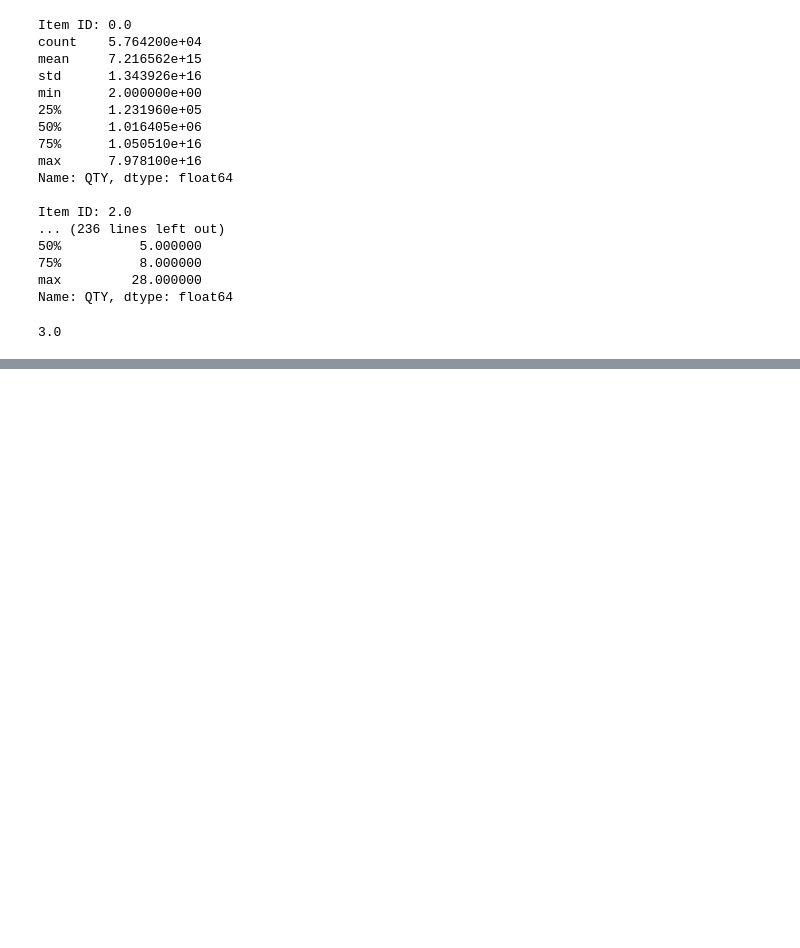
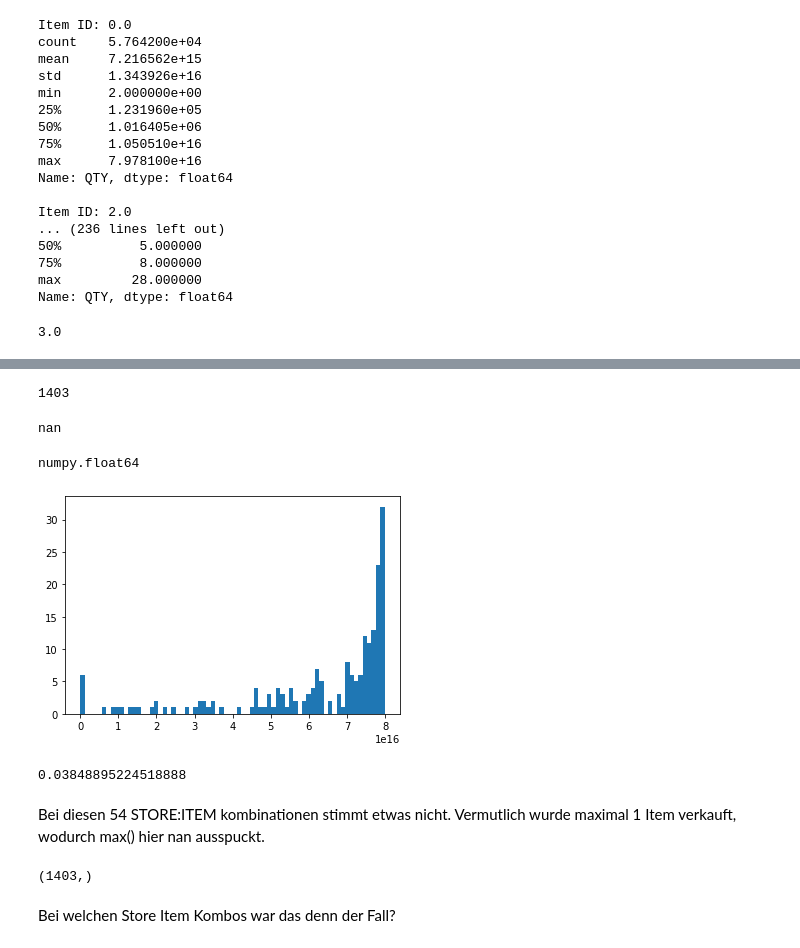
Before and after one commit to sekR4/pred_sale_01, a Jupyter notebook: EDA.ipynb, the cells around one changed output, grey strips where cells are left out. Drawn from its saved outputs; the diff is of its cells as text; code cells hidden in the pictures; blank space fills up the shorter version.

```diff
--- a/EDA.ipynb
+++ b/EDA.ipynb
@@ -137,3 +145,9 @@ Name: QTY, dtype: float64
 df[df.ITEM_ID==17].QTY.min()
 # %% [output]
 3.0
+# %%
+for store in list(df.STORE_ID.unique()):
+    for item in list(df.ITEM_ID.unique()):
+        #df_zoom = df[(df.STORE_ID == store)&(df.ITEM_ID==item)]
+        print('Store ID: {}, Item ID: {}'.format(store,item))
+        print(df[(df.STORE_ID == store)&(df.ITEM_ID==item)].QTY.describe(),'\n')
@@ -139,0 +180,20 @@ df[df.ITEM_ID==17].QTY.min()
+# %%
+stores = []
+items = []
+counts = []
+mins = []
+means = []
+maxs = []
+
+for store in list(df.STORE_ID.unique()):
+    for item in list(df.ITEM_ID.unique()):
+#         stores.append(store)
+#         items.append(items)
+#         counts.append(df[(df.STORE_ID == store)&(df.ITEM_ID==item)].QTY.count())
+#         mins.append(df[(df.STORE_ID == store)&(df.ITEM_ID==item)].QTY.min())
+#         means.append(df[(df.STORE_ID == store)&(df.ITEM_ID==item)].QTY.mean())
+        maxs.append(df[(df.STORE_ID == store)&(df.ITEM_ID==item)].QTY.max())
+#         print('Store: {}, Item: {}, count: {}'.format(store,item,df[(df.STORE_ID == store)&(df.ITEM_ID==item)].QTY.count()))
+#         print('min: {}, mean: {}, max: {}'.format(df[(df.STORE_ID == store)&(df.ITEM_ID==item)].QTY.min(),
+#                                                   df[(df.STORE_ID == store)&(df.ITEM_ID==item)].QTY.mean(),
+#                                                   df[(df.STORE_ID == store)&(df.ITEM_ID==item)].QTY.max()),'\n')
@@ -139,0 +208,29 @@ df[df.ITEM_ID==17].QTY.min()
+# %%
+len(maxs)
+# %% [output]
+1403
+# %%
+np.array(maxs).min()
+# %% [output]
+nan
+# %%
+type(maxs[0])
+# %% [output]
+numpy.float64
+# %%
+plt.hist(list(filter(lambda x: x > 500, maxs)),bins=70)
+plt.show()
+# %% [output]
+[figure, added]
+# %%
+np.isnan(np.array(maxs)).mean() #4% nan
+# %% [output]
+0.03848895224518888
+# %% [markdown]
+Bei diesen 54 STORE:ITEM kombinationen stimmt etwas nicht. Vermutlich wurde maximal 1 Item verkauft, wodurch max() hier nan ausspuckt.
+# %%
+np.array(maxs).shape
+# %% [output]
+(1403,)
+# %% [markdown]
+Bei welchen Store Item Kombos war das denn der Fall?
```
Also changed, not shown: parts of 6 cells of this notebook.
